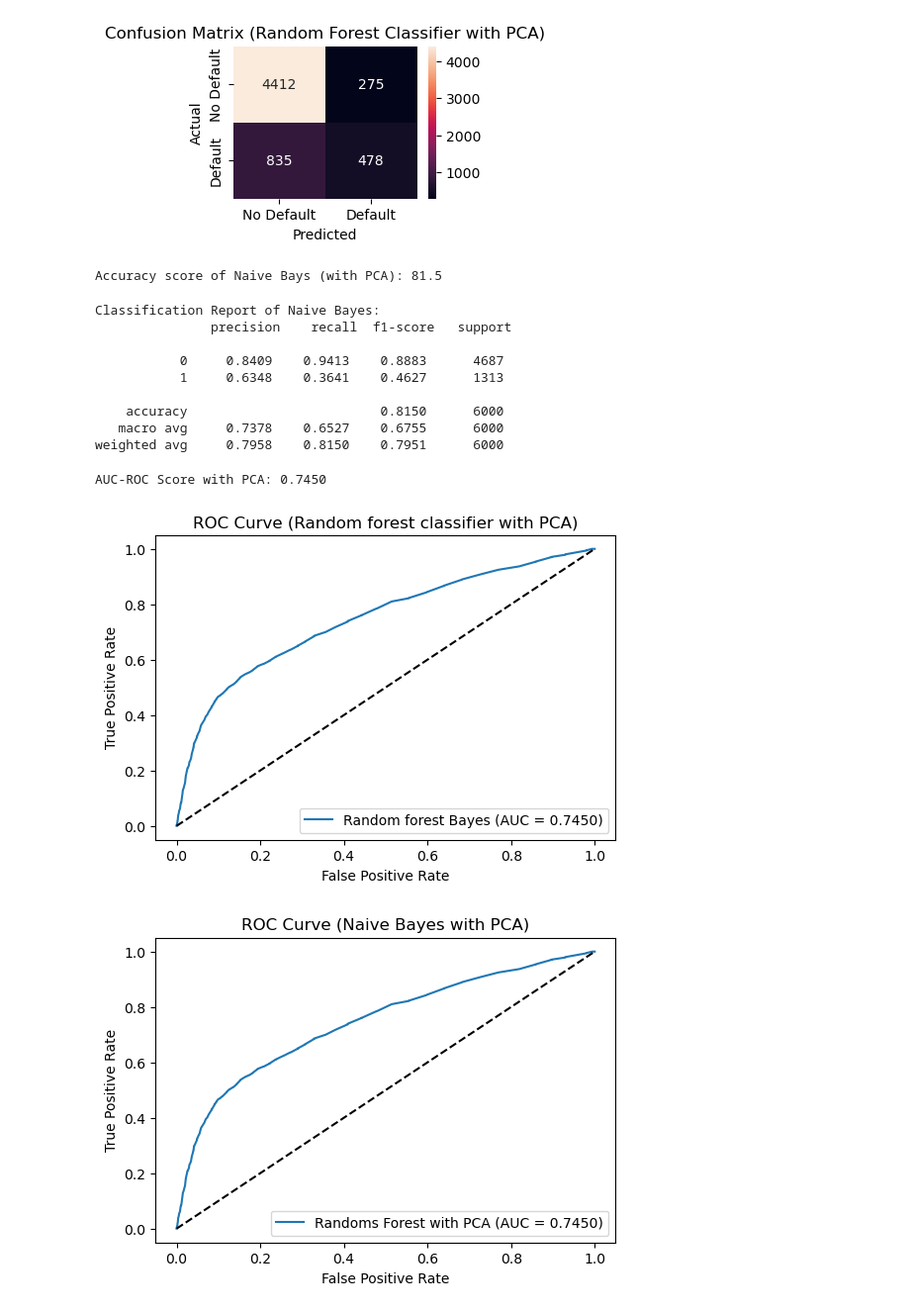
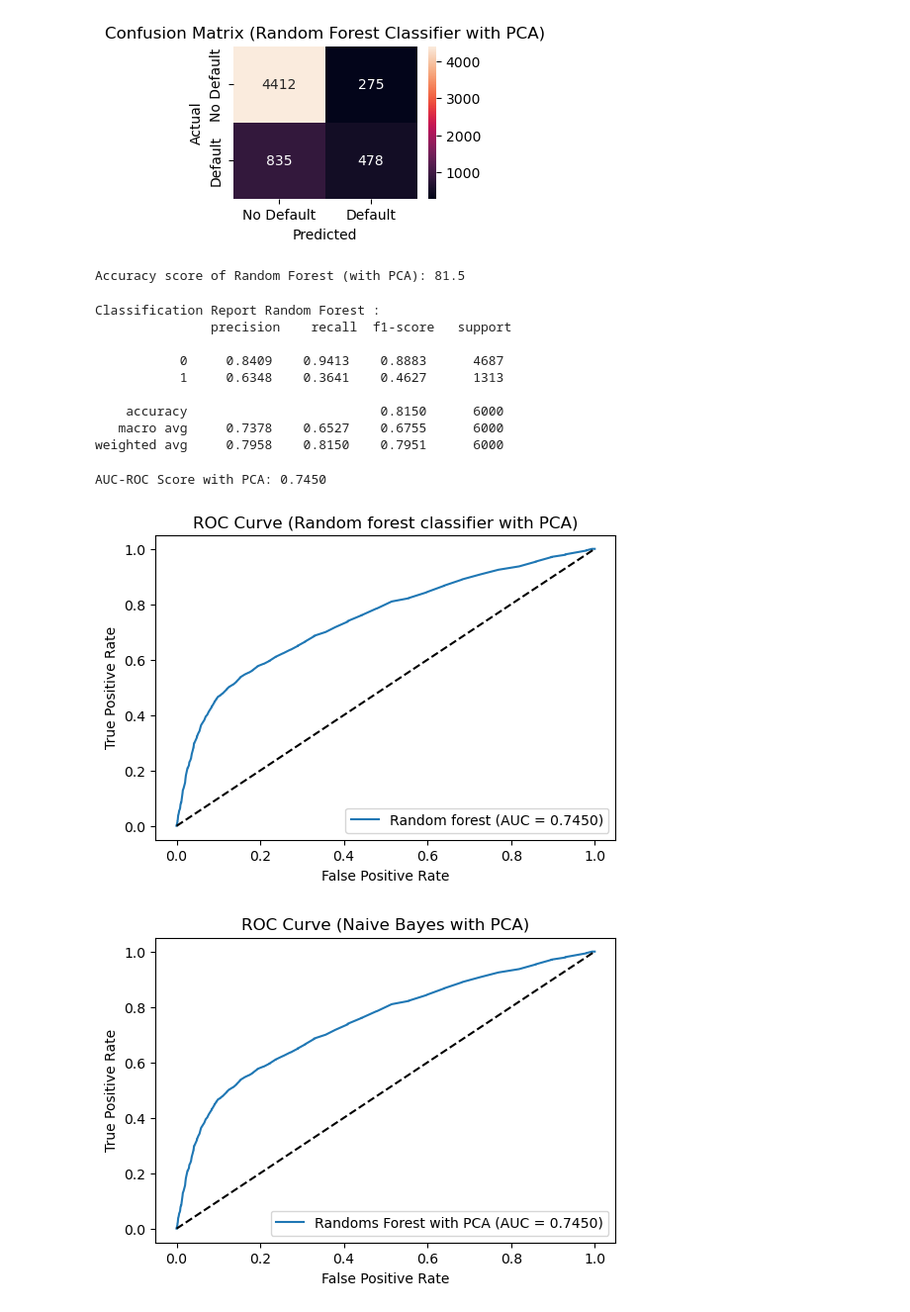
Before and after one commit to pradeepkhadka505/7072CEM-CourseWork, a Jupyter notebook: DefaultPayment_Of_ClientCreditCard_Prediction.ipynb, the cells around one changed output. Shown at 99% size. Cells and saved outputs as stored; diff of their text form; code cells hidden in the pictures.

```diff
--- a/DefaultPayment_Of_ClientCreditCard_Prediction.ipynb
+++ b/DefaultPayment_Of_ClientCreditCard_Prediction.ipynb
@@ -559,13 +570,13 @@ plt.show()
 [figure]
 # %%
 #Accuracy Score
-print("Accuracy score of Naive Bays (with PCA):", accuracy_score(y_test, rfc_pred)*100) #Actual Prediction
+print("Accuracy score of Random Forest (with PCA):", accuracy_score(y_test, rfc_pred)*100) #Actual Prediction
 # %% [output]
-Accuracy score of Naive Bays (with PCA): 81.5
+Accuracy score of Random Forest (with PCA): 81.5
 # %%
-print("Classification Report of Naive Bayes: \n", classification_report(y_test, rfc_pred,digits=4))
+print("Classification Report Random Forest : \n", classification_report(y_test, rfc_pred,digits=4))
 # %% [output]
-Classification Report of Naive Bayes:
+Classification Report Random Forest :
                precision    recall  f1-score   support
 
            0     0.8409    0.9413    0.8883      4687
@@ -583,16 +594,16 @@ AUC-ROC Score with PCA: 0.7450
 # %%
 # Plot ROC Curve
 fpr, tpr, thresholds = roc_curve(y_test, rfc_pred_proba)
 plt.figure(figsize=(6, 4))
-plt.plot(fpr, tpr, label=f'Random forest Bayes (AUC = {auc_score:.4f})')
+plt.plot(fpr, tpr, label=f'Random forest (AUC = {auc_score:.4f})')
 plt.plot([0, 1], [0, 1], 'k--')  # Diagonal line
 plt.xlabel('False Positive Rate')
 plt.ylabel('True Positive Rate')
 plt.title('ROC Curve (Random forest classifier with PCA)')
 plt.legend(loc='lower right')
 plt.show()
 # %% [output]
-[figure, old version]
+[figure, new version]
 # %%
 # Plot ROC Curve
 fpr, tpr, thresholds = roc_curve(y_test, rfc_pred_proba)
```
Also changed, not shown: parts of 9 cells of this notebook, 1 other file.
